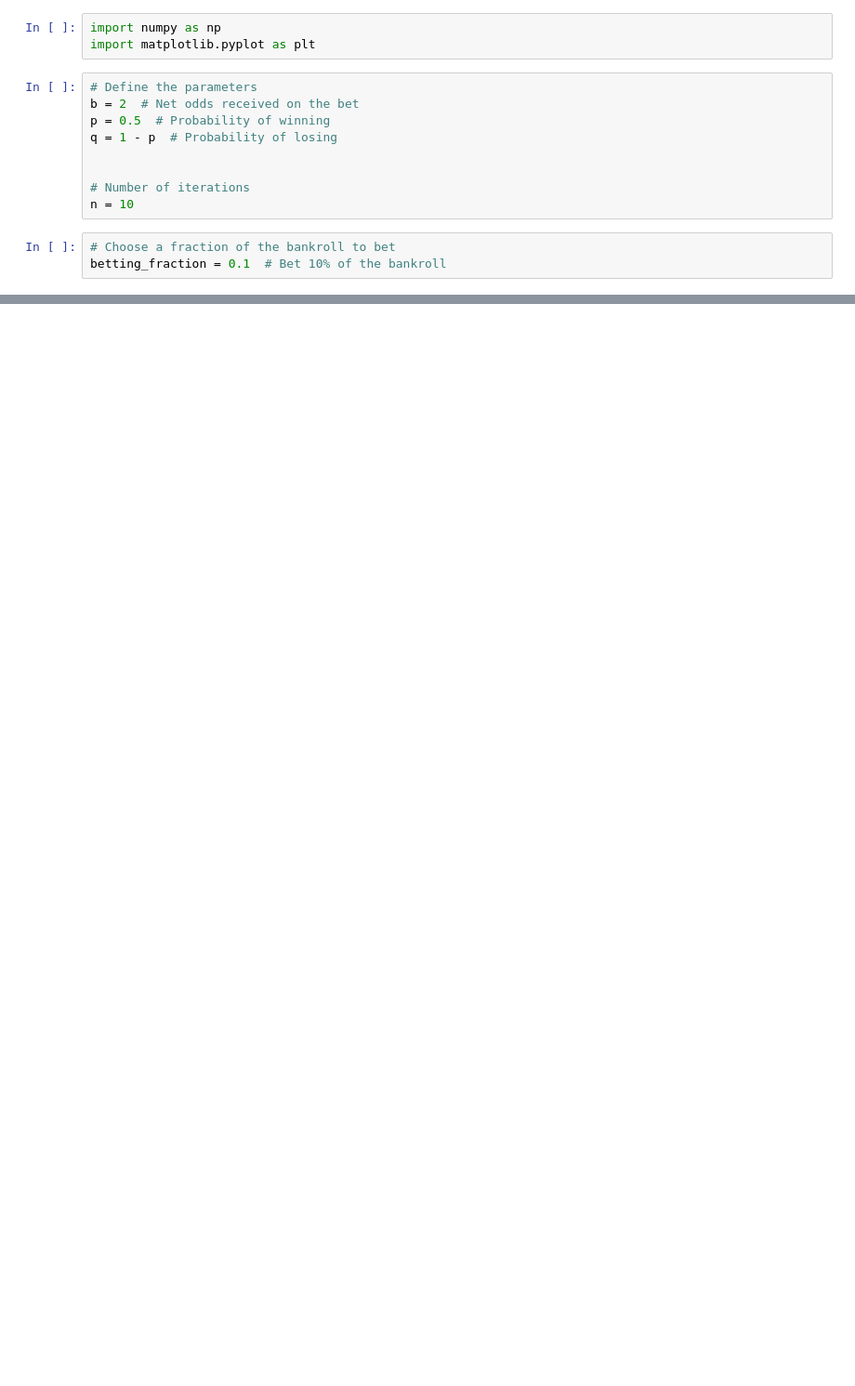
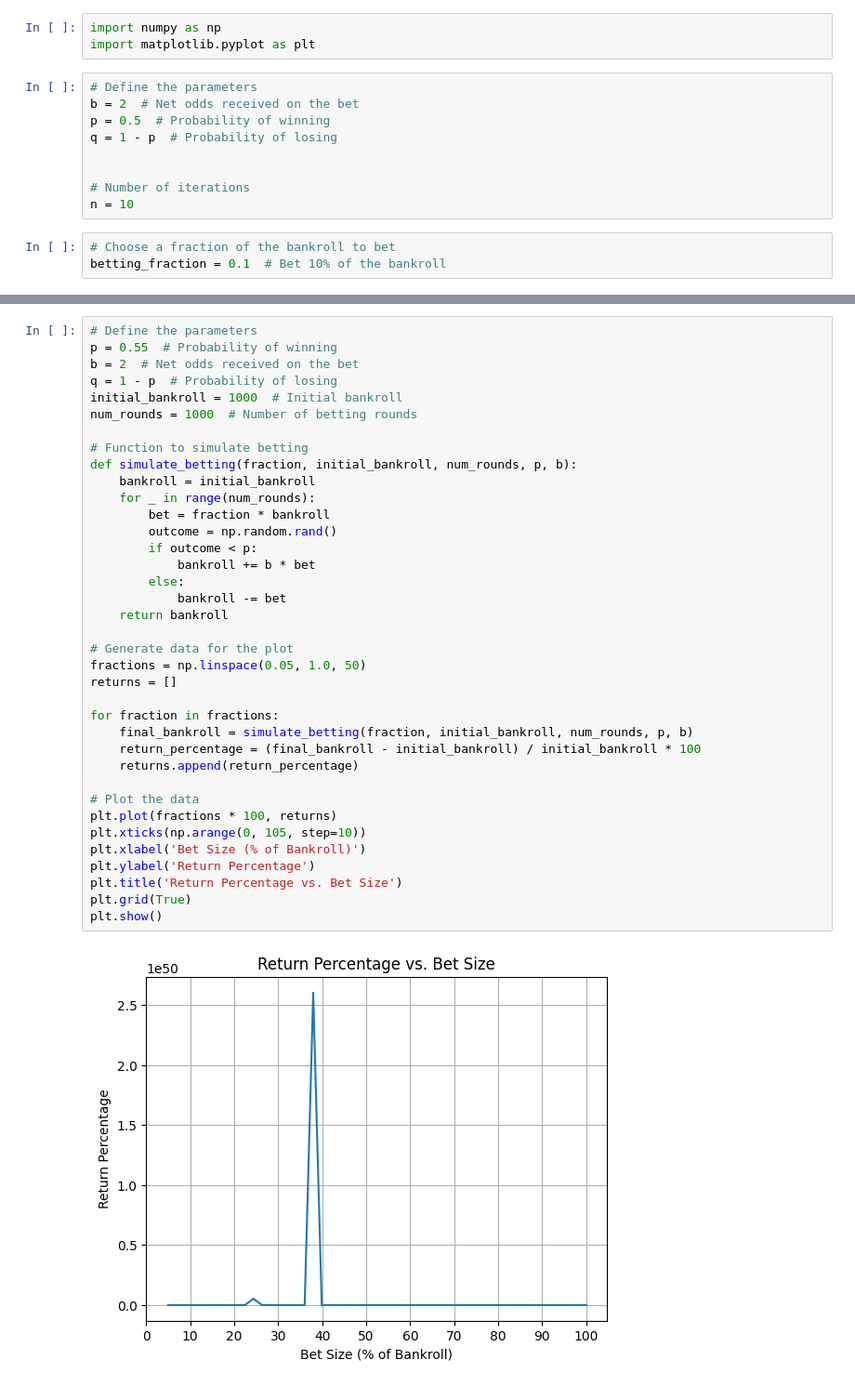
Before and after one commit to QuantSolvers/kelly-criterion, a Jupyter notebook: meeting.ipynb, the cells around one changed output, grey strips where cells are left out. Shown: that part at 93% size. Saved outputs shown, nothing was run; the diff lists cells and outputs as text; blank space fills up the shorter version.

```diff
--- a/meeting.ipynb
+++ b/meeting.ipynb
@@ -104,0 +105,39 @@ plt.show()
+# %%
+# Define the parameters
+p = 0.55  # Probability of winning
+b = 2  # Net odds received on the bet
+q = 1 - p  # Probability of losing
+initial_bankroll = 1000  # Initial bankroll
+num_rounds = 1000  # Number of betting rounds
+
+# Function to simulate betting
+def simulate_betting(fraction, initial_bankroll, num_rounds, p, b):
+    bankroll = initial_bankroll
+    for _ in range(num_rounds):
+        bet = fraction * bankroll
+        outcome = np.random.rand()
+        if outcome < p:
+            bankroll += b * bet
+        else:
+            bankroll -= bet
+    return bankroll
+
+# Generate data for the plot
+fractions = np.linspace(0.05, 1.0, 50)
+returns = []
+
+for fraction in fractions:
+    final_bankroll = simulate_betting(fraction, initial_bankroll, num_rounds, p, b)
+    return_percentage = (final_bankroll - initial_bankroll) / initial_bankroll * 100
+    returns.append(return_percentage)
+
+# Plot the data
+plt.plot(fractions * 100, returns)
+plt.xticks(np.arange(0, 105, step=10))
+plt.xlabel('Bet Size (% of Bankroll)')
+plt.ylabel('Return Percentage')
+plt.title('Return Percentage vs. Bet Size')
+plt.grid(True)
+plt.show()
+# %% [output]
+[figure, added]
```
Also changed, not shown: parts of 11 cells of this notebook.
